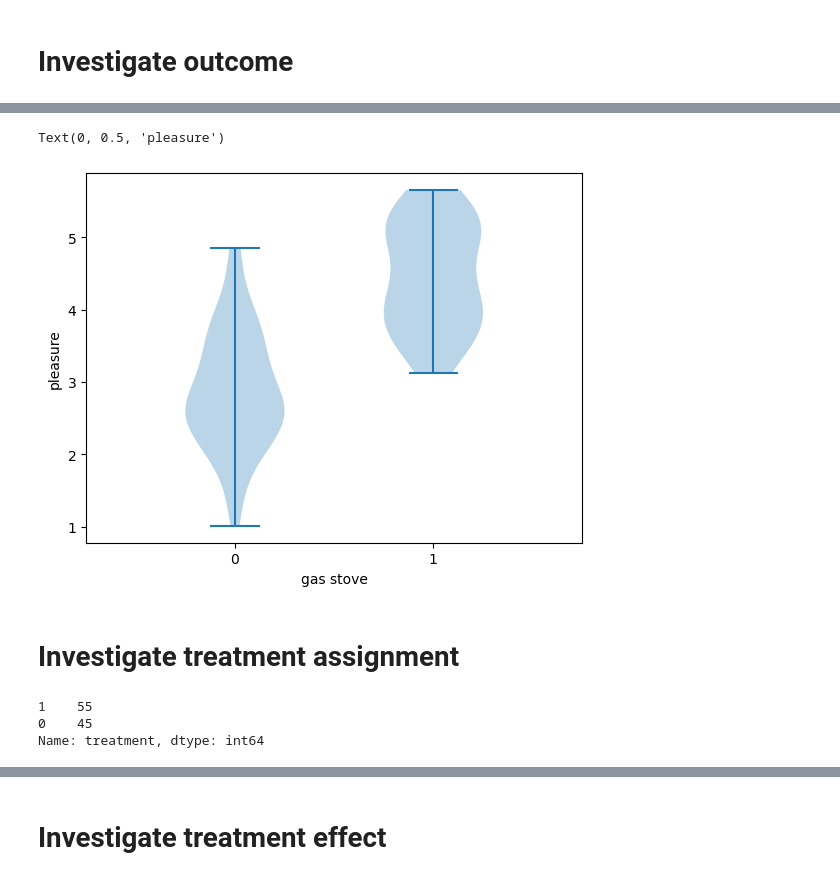
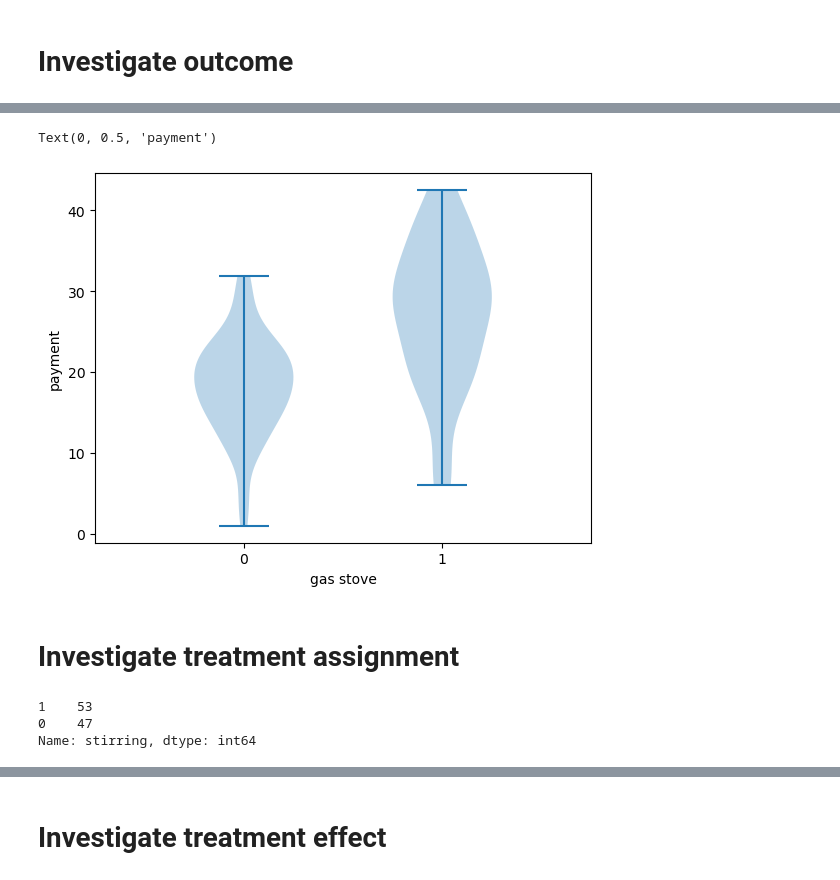
Before and after one commit to kklein/pydata_ams, a Jupyter notebook: notebooks/risotto_eda.ipynb, the cells around one changed output, grey strips where cells are left out. Saved outputs shown, nothing was run; the diff lists cells and outputs as text; code cells hidden in the pictures.

```diff
--- a/notebooks/risotto_eda.ipynb
+++ b/notebooks/risotto_eda.ipynb
@@ -65,25 +65,25 @@ Text(0, 0.5, 'pleasure')
 # %%
 gas_stoves = df["gas_stove"].unique()
 data = [
-    df[df["gas_stove"] == gas_stove]["outcome"].values for gas_stove in gas_stoves
+    df[df["gas_stove"] == gas_stove]["payment"].values for gas_stove in gas_stoves
 ]
 
 fig, ax = plt.subplots()
 ax.violinplot(dataset = data)
 set_axis_style(ax, gas_stoves)
 ax.set_xlabel("gas stove")
-ax.set_ylabel("pleasure")
+ax.set_ylabel("payment")
 # %% [output]
-Text(0, 0.5, 'pleasure')
+Text(0, 0.5, 'payment')
-[figure, old version]
+[figure, new version]
 # %% [markdown]
 # Investigate treatment assignment
 # %%
-df["treatment"].value_counts()
+df["stirring"].value_counts()
 # %% [output]
-1    55
-0    45
-Name: treatment, dtype: int64
+1    53
+0    47
+Name: stirring, dtype: int64
 # %%
 df_bins = df.copy()
 df_bins["bin"] = pd.cut(df["chef_rating"], bins=5)
```
Also changed, not shown: parts of 7 cells of this notebook, 2 other files.
